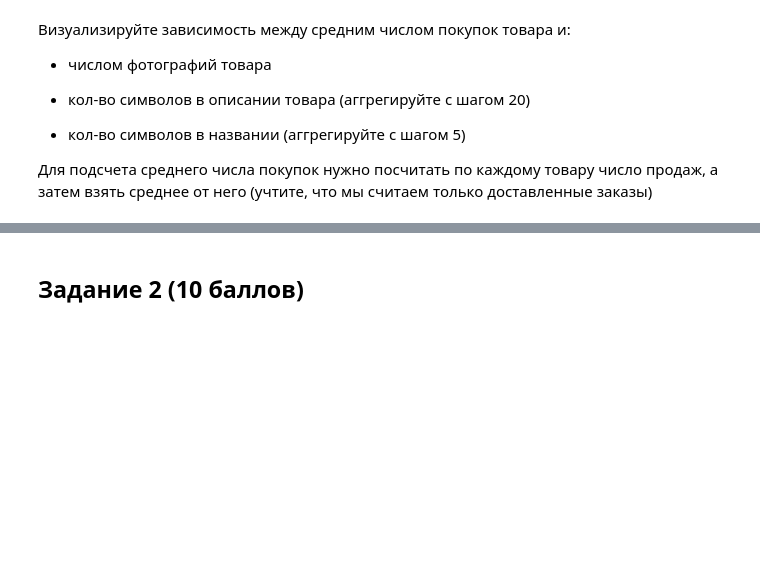
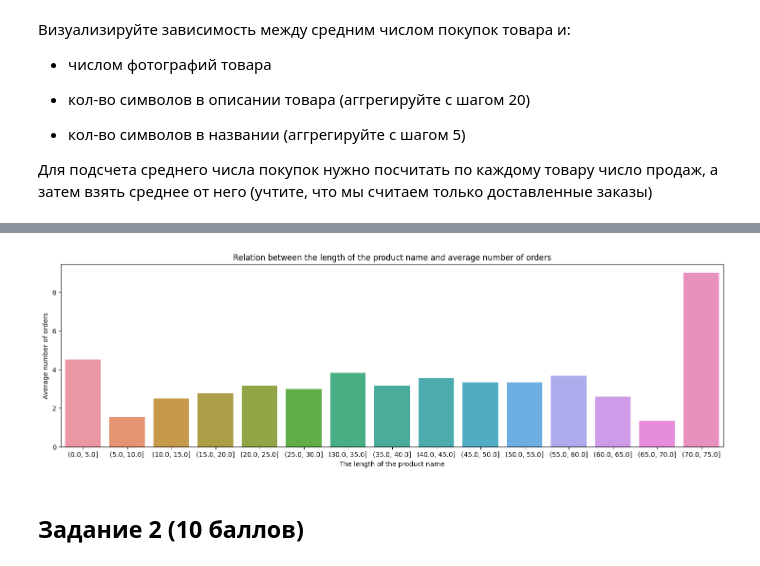
Before and after one commit to katrinnx/python-2-hw-3-katrinnx, a Jupyter notebook: Python_2_HW_3.ipynb, the cells around one changed output, grey strips where cells are left out. Drawn from its saved outputs; the diff is of its cells as text; code cells hidden in the pictures; blank space fills up the shorter version.

```diff
--- a/Python_2_HW_3.ipynb
+++ b/Python_2_HW_3.ipynb
@@ -60,3 +98,12 @@ sellers = pd.read_csv('olist_sellers_dataset.csv')
+# %%
+plt.figure(figsize=(18, 5))
+plot_3 = sns.barplot(data=data_3, x='product_name_lenght', y='average_number_of_orders')
+plot_3.set_title('Relation between the length of the product name and average number of orders')
+plot_3.set_xlabel('The length of the product name')
+plot_3.set_ylabel('Average number of orders')
+plt.show()
+# %% [output]
+[figure, added]
 # %% [markdown]
 ## Задание 2 (10 баллов)
 # %% [markdown]
```
Also changed, not shown: parts of 29 cells of this notebook.
